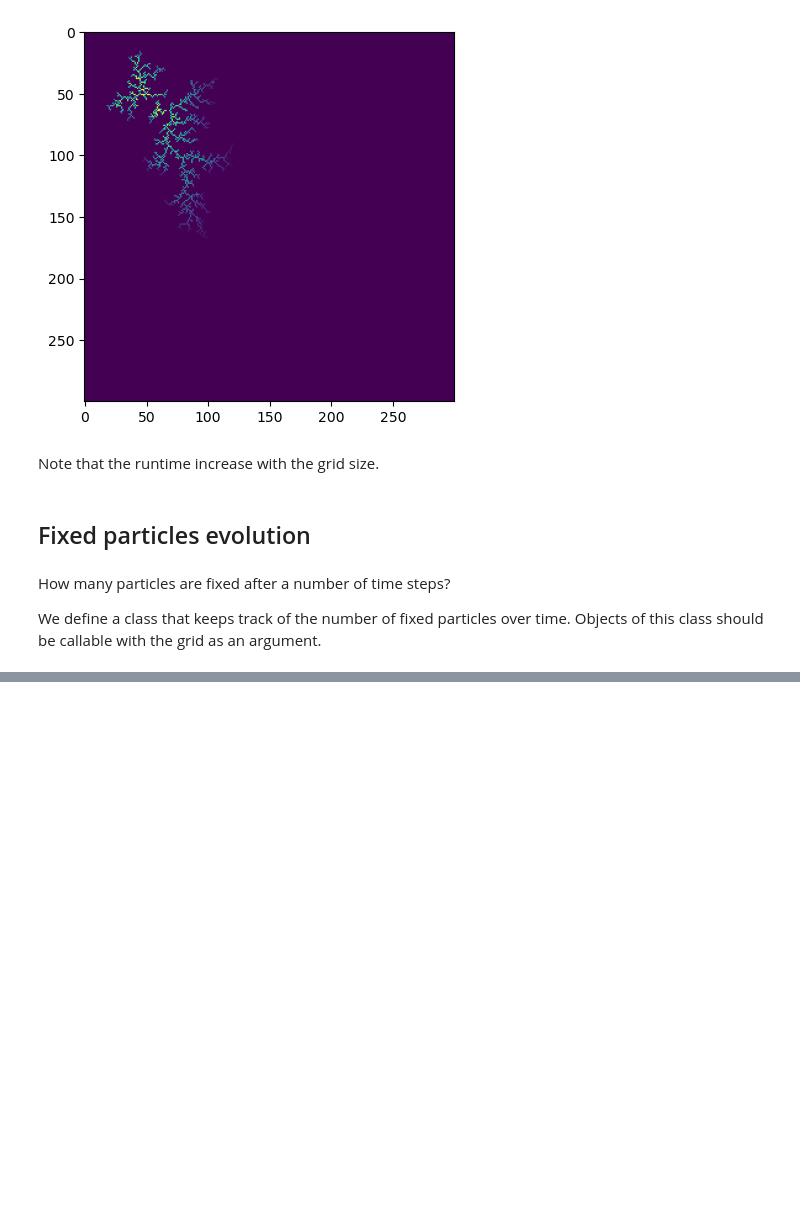
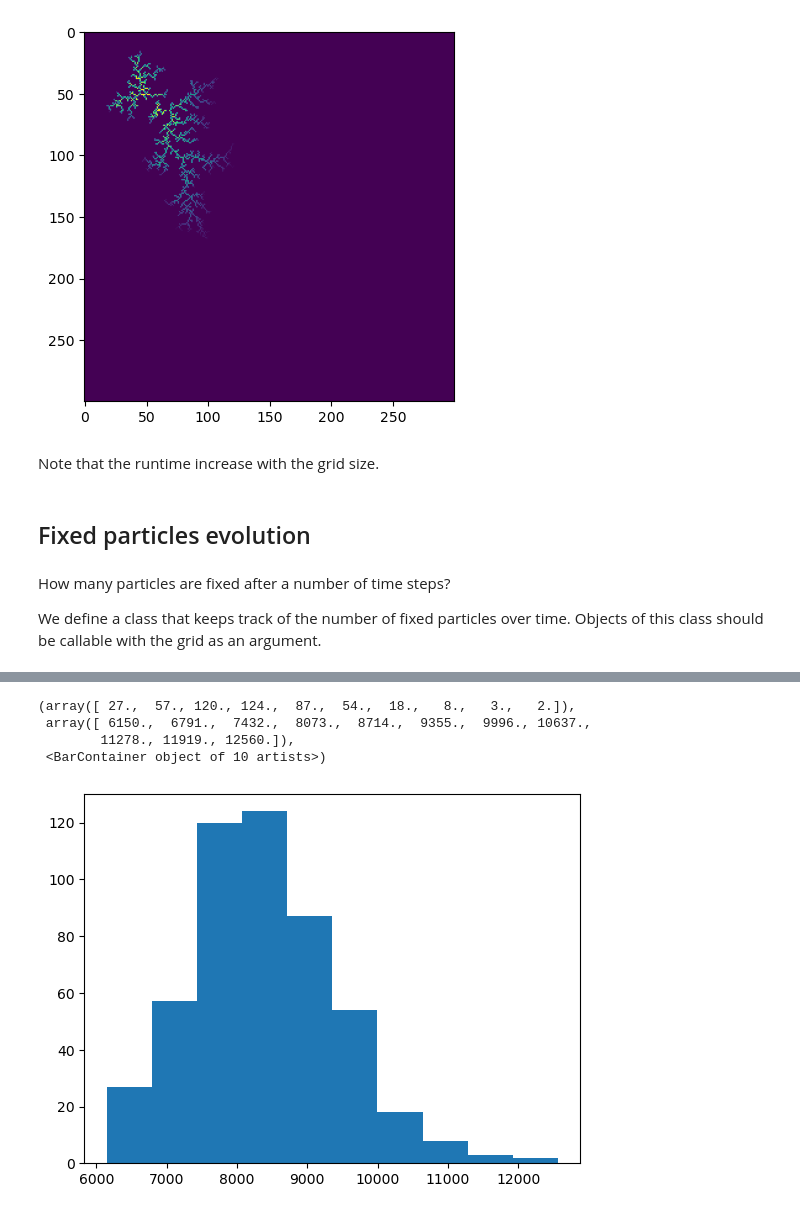
Before and after one commit to gjbex/Scientific-Python, a Jupyter notebook: source-code/diffusion_limited_aggregation.ipynb, the cells around one changed output, grey strips where cells are left out. Saved outputs shown, nothing was run; the diff lists cells and outputs as text; code cells hidden in the pictures; blank space fills up the shorter version.

```diff
--- a/source-code/diffusion_limited_aggregation.ipynb
+++ b/source-code/diffusion_limited_aggregation.ipynb
@@ -364,0 +368,33 @@ plt.plot(list(range(len(counts))), counts);
+# %%
+class MaximumTimeSteps:
+
+    def __init__(self):
+        self._max_time_step = -1
+
+    def __call__(self, grid):
+        if not grid._moving_particles:
+            self._max_time_step = grid.steps
+
+    @property
+    def max_steps(self):
+        return self._max_time_step
+
+    @staticmethod
+    def aggregate(measures):
+        return sum(map(attrgetter('max_steps'), measures))/len(measures)
+# %%
+nr_runs = 500
+size = 25
+nr_particles = 10
+measures = []
+for _ in range(nr_runs):
+    measures.append(MaximumTimeSteps())
+    system = System(size, measures=[measures[-1]])
+    system.run()
+plt.hist(list(map(attrgetter('max_steps'), measures)));
+# %% [output]
+(array([ 27.,  57., 120., 124.,  87.,  54.,  18.,   8.,   3.,   2.]),
+ array([ 6150.,  6791.,  7432.,  8073.,  8714.,  9355.,  9996., 10637.,
+        11278., 11919., 12560.]),
+ <BarContainer object of 10 artists>)
+[figure, added]
```
Also changed, not shown: parts of 6 cells of this notebook.
